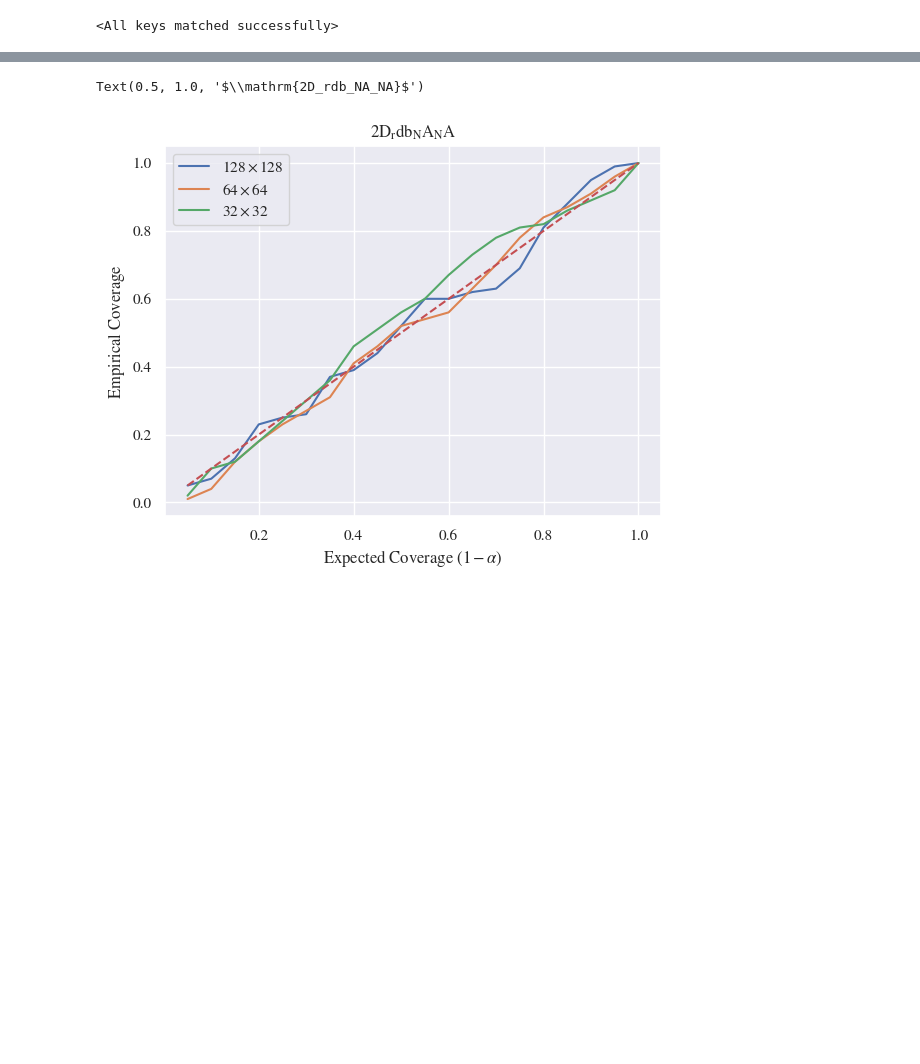
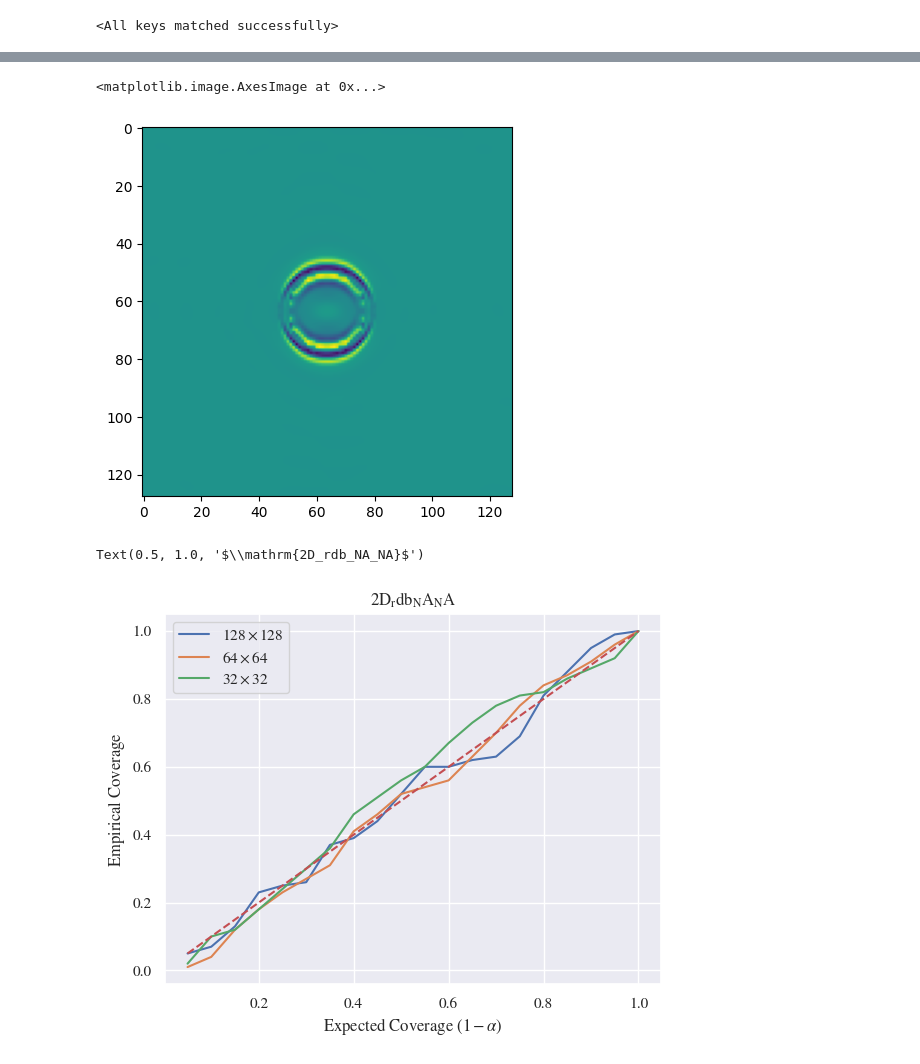
Before and after one commit to yashpatel5400/fpo, a Jupyter notebook: calibrate.ipynb, the cells around one changed output, grey strips where cells are left out. Cells and saved outputs as stored; diff of their text form; code cells hidden in the pictures; blank space fills up the shorter version.

```diff
--- a/calibrate.ipynb
+++ b/calibrate.ipynb
@@ -85,3 +122,8 @@ for resolution in downsampling:
+# %%
+plt.imshow(grad_xx)
+# %% [output]
+<matplotlib.image.AxesImage at 0x...>
+[figure, added]
 # %%
 sns.set_theme()
 plt.rcParams['mathtext.fontset'] = 'stix'
```
Also changed, not shown: parts of 7 cells of this notebook, 1 other file.
